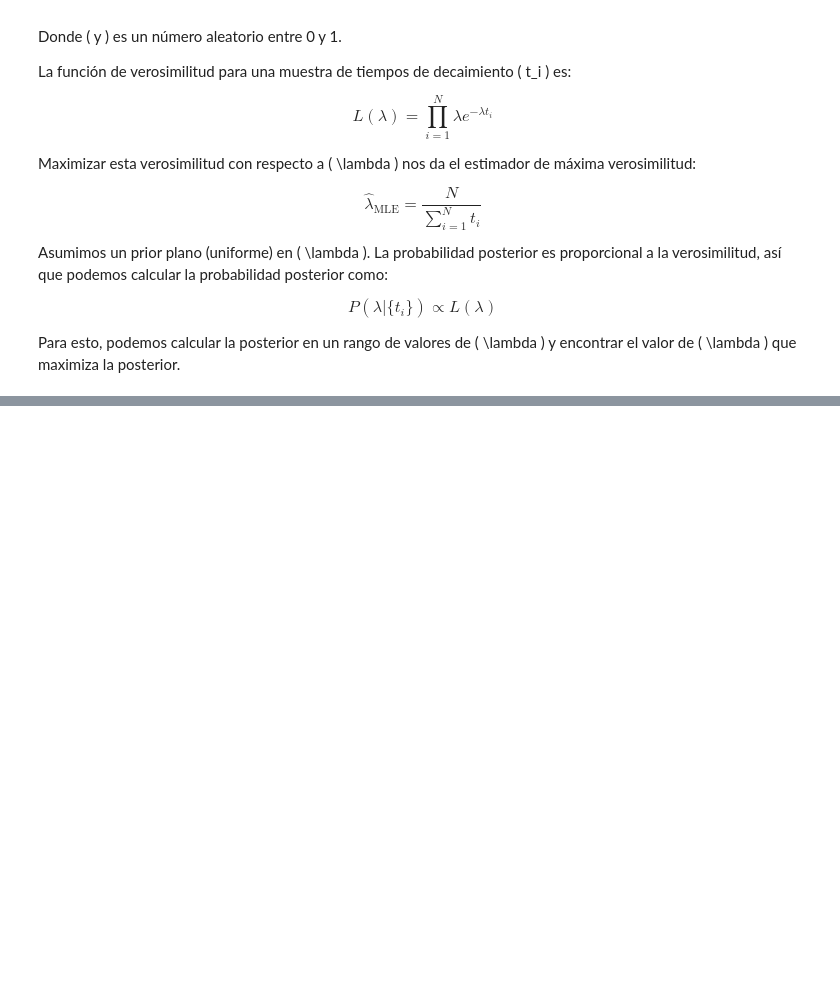
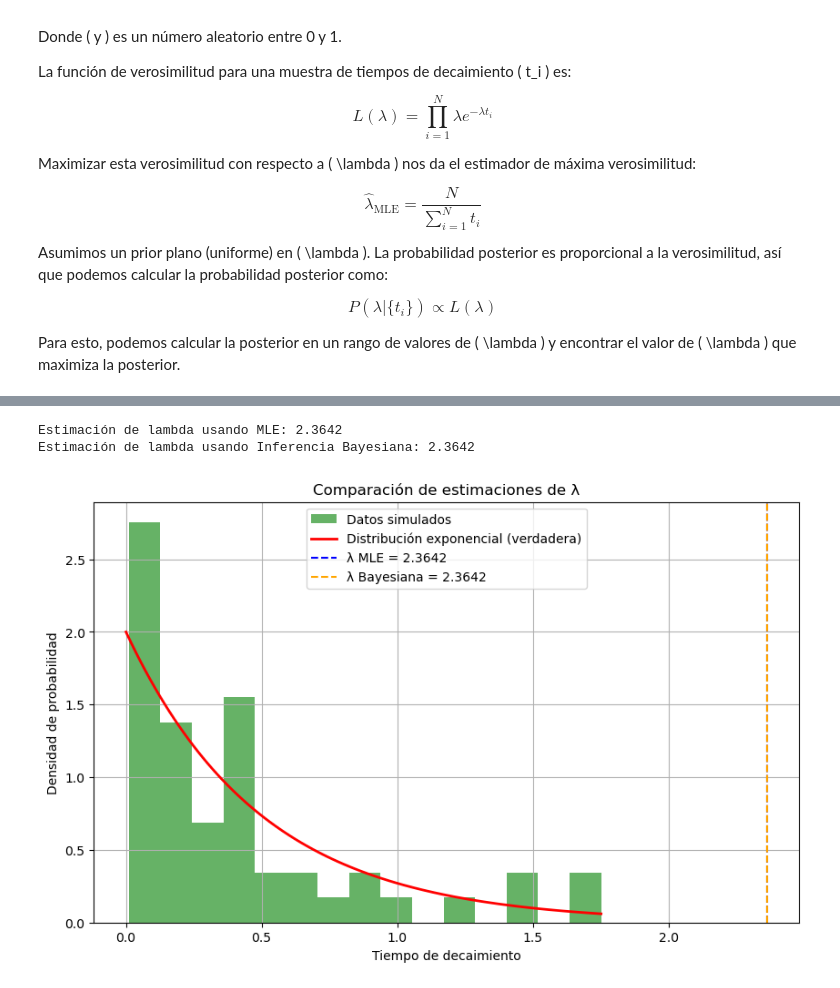
Before and after one commit to Cami-hormaeche/Astrometria2024, a Jupyter notebook: practico4/problema3y4-practico4.ipynb, the cells around one changed output, grey strips where cells are left out. Drawn from its saved outputs; the diff is of its cells as text; code cells hidden in the pictures; blank space fills up the shorter version.

```diff
--- a/practico4/problema3y4-practico4.ipynb
+++ b/practico4/problema3y4-practico4.ipynb
@@ -239,0 +333,41 @@ def log_likelihood(lam,ts):
+# %%
+import numpy as np
+import matplotlib.pyplot as plt
+
+# Parámetro verdadero de lambda
+lambda_true = 2.0
+
+# Número de mediciones
+n = 50
+
+# Simulación de los tiempos de decaimiento
+np.random.seed(42)
+decay_times = np.random.exponential(1/lambda_true, n)
+
+# Estimación de Maximum Likelihood (MLE)
+lambda_mle = n / np.sum(decay_times)
+
+# Estimación Bayesiana (posterior con prior plano)
+lambda_bayes = n / np.sum(decay_times)  # Al ser prior plano, es igual al MLE
+
+# Mostrar resultados
+print(f"Estimación de lambda usando MLE: {lambda_mle:.4f}")
+print(f"Estimación de lambda usando Inferencia Bayesiana: {lambda_bayes:.4f}")
+
+# Graficar los resultados de las mediciones y las estimaciones
+plt.figure(figsize=(10, 6))
+plt.hist(decay_times, bins=15, density=True, alpha=0.6, color='g', label='Datos simulados')
+x = np.linspace(0, np.max(decay_times), 100)
+plt.plot(x, lambda_true * np.exp(-lambda_true * x), label='Distribución exponencial (verdadera)', color='r', lw=2)
+plt.axvline(lambda_mle, color='b', linestyle='dashed', label=f'λ MLE = {lambda_mle:.4f}')
+plt.axvline(lambda_bayes, color='orange', linestyle='dashed', label=f'λ Bayesiana = {lambda_bayes:.4f}')
+plt.xlabel('Tiempo de decaimiento')
+plt.ylabel('Densidad de probabilidad')
+plt.legend()
+plt.title('Comparación de estimaciones de λ')
+plt.grid(True)
+plt.show()
+# %% [output]
+Estimación de lambda usando MLE: 2.3642
+Estimación de lambda usando Inferencia Bayesiana: 2.3642
+[figure, added]
```
Also changed, not shown: parts of 8 cells of this notebook.
